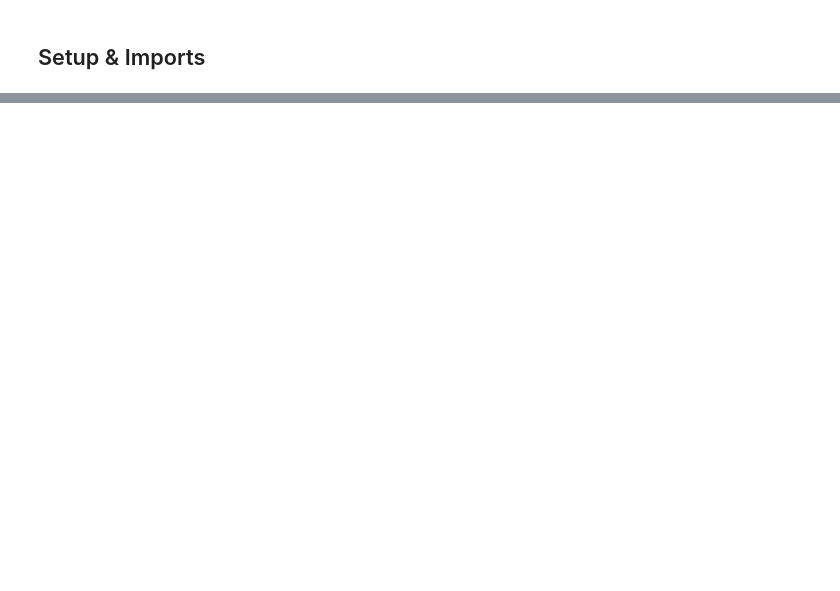
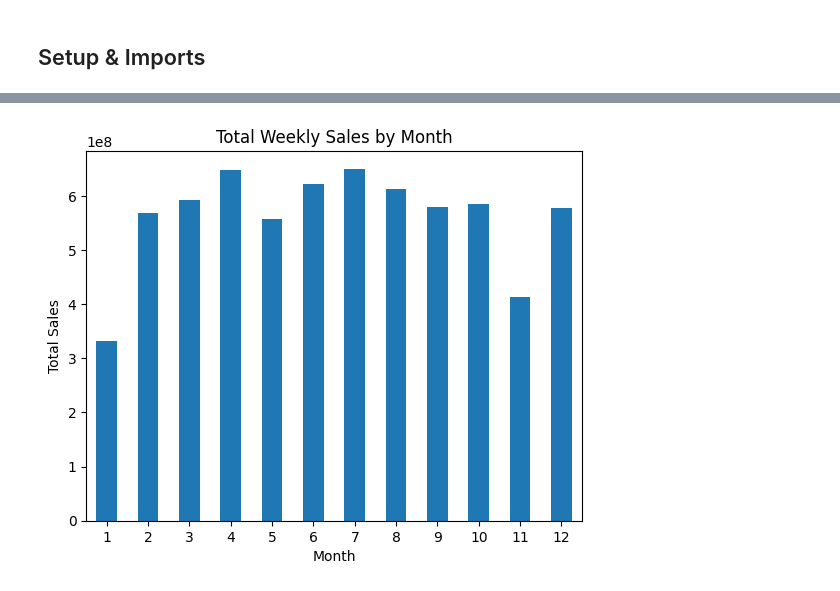
Before and after one commit to amaalioussama/walmart-sales-ml, a Jupyter notebook: notebooks/00_quick_start.ipynb, the cells around one changed output, grey strips where cells are left out. Drawn from its saved outputs; the diff is of its cells as text; code cells hidden in the pictures; blank space fills up the shorter version.

```diff
--- a/notebooks/00_quick_start.ipynb
+++ b/notebooks/00_quick_start.ipynb
@@ -169,0 +91,17 @@ Happy learning! 🚀
+# %%
+totale_seles_stores = df['Weekly_Sales'].sum()
+totale_by_date = df.groupby('Month')['Weekly_Sales'].sum()
+
+ax = totale_by_date.plot(
+    kind='bar',
+    title='Total Weekly Sales by Month',
+    xlabel='Month',
+    ylabel='Total Sales',
+)
+
+
+
+plt.xticks(rotation=0)
+plt.show()
+# %% [output]
+[figure, added]
```
Also changed, not shown: parts of 21 cells of this notebook, 1 other file.
